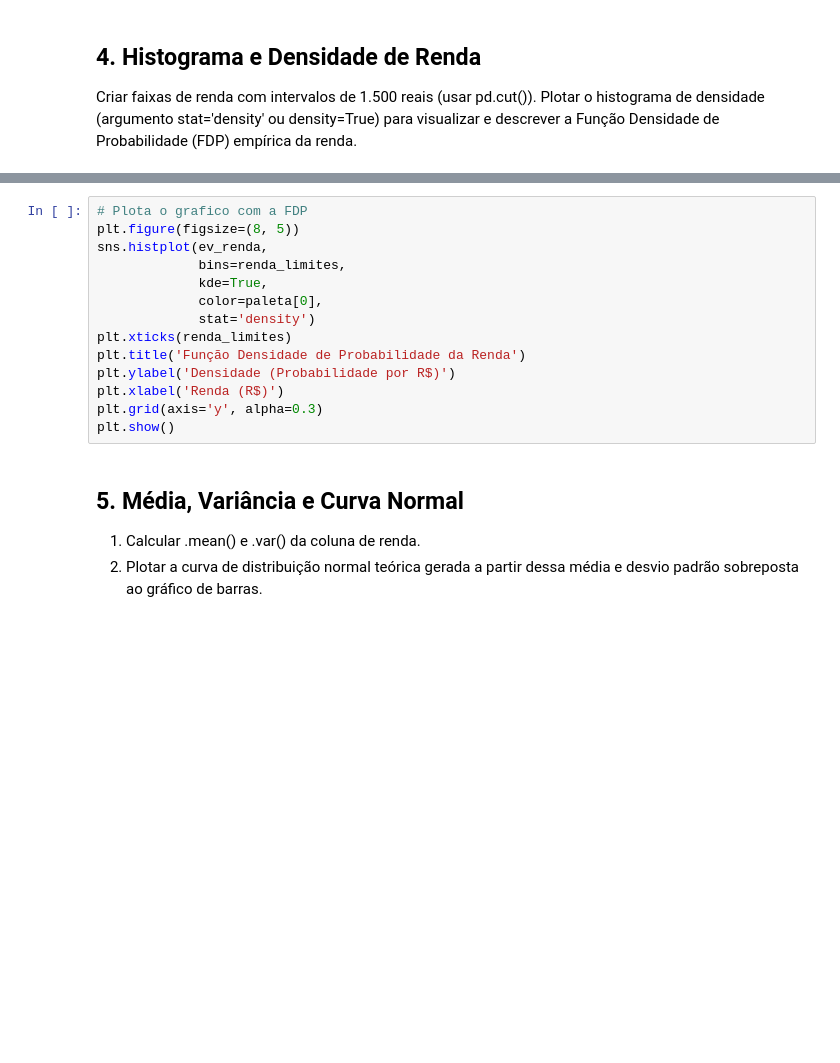
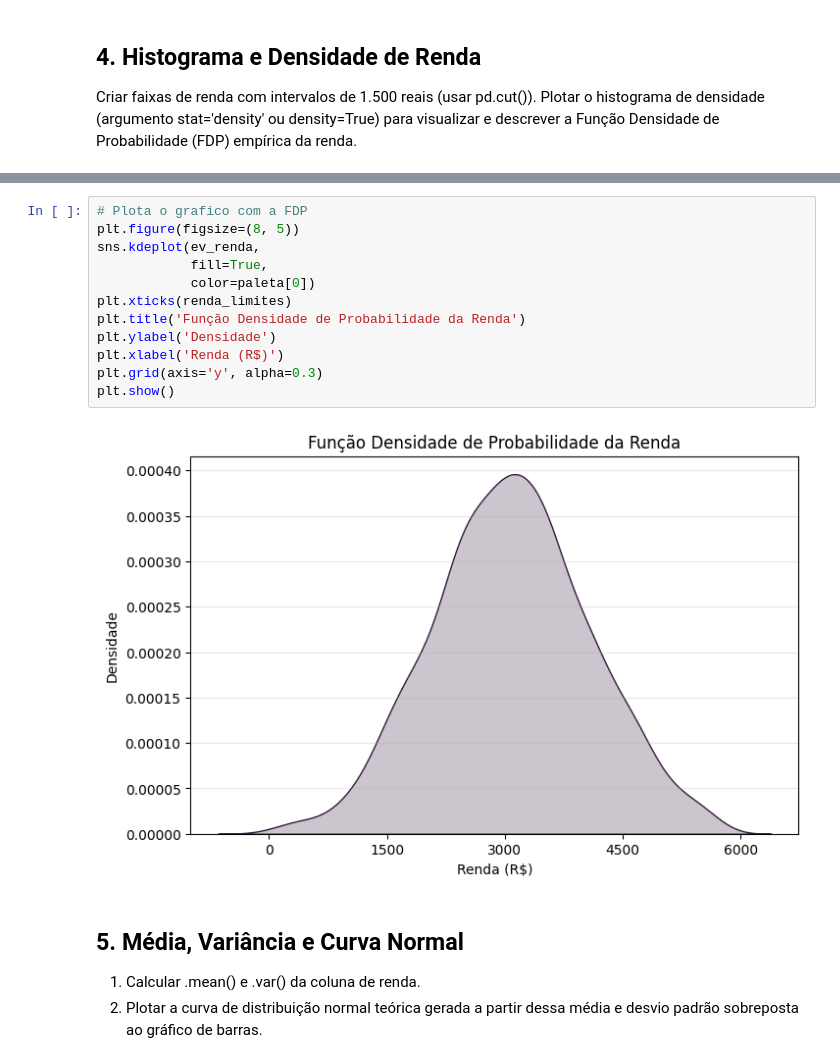
Before and after one commit to stephleao/wmc-bc-data-analytics, a Jupyter notebook: modulo-08/desafio/analise.ipynb, the cells around one changed output, grey strips where cells are left out. Cells and saved outputs as stored; diff of their text form; blank space fills up the shorter version.

Commit message:
refactor(q-04): Substitui pelo `kdeplot`, grafico mais adequado para fdp

```diff
--- a/modulo-08/desafio/analise.ipynb
+++ b/modulo-08/desafio/analise.ipynb
@@ -100,17 +139,17 @@ print(f'A renda da maioria ({contagem_renda.max()} pessoas) está na faixa de R$
 # %%
 # Plota o grafico com a FDP
 plt.figure(figsize=(8, 5))
-sns.histplot(ev_renda,
-             bins=renda_limites,
-             kde=True,
-             color=paleta[0],
-             stat='density')
+sns.kdeplot(ev_renda,
+            fill=True,
+            color=paleta[0])
 plt.xticks(renda_limites)
 plt.title('Função Densidade de Probabilidade da Renda')
-plt.ylabel('Densidade (Probabilidade por R$)')
+plt.ylabel('Densidade')
 plt.xlabel('Renda (R$)')
 plt.grid(axis='y', alpha=0.3)
 plt.show()
+# %% [output]
+[figure, added]
 # %% [markdown]
 ## 5. Média, Variância e Curva Normal
 
```
Also changed, not shown: parts of 14 cells of this notebook.
